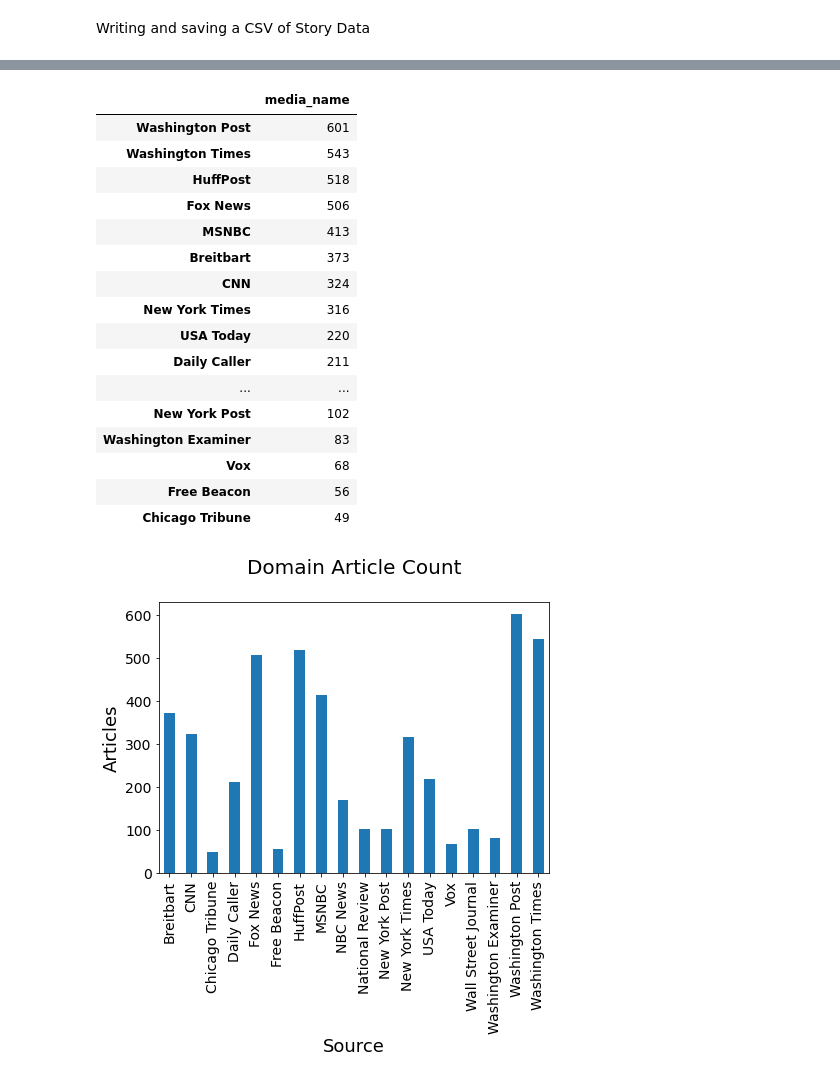
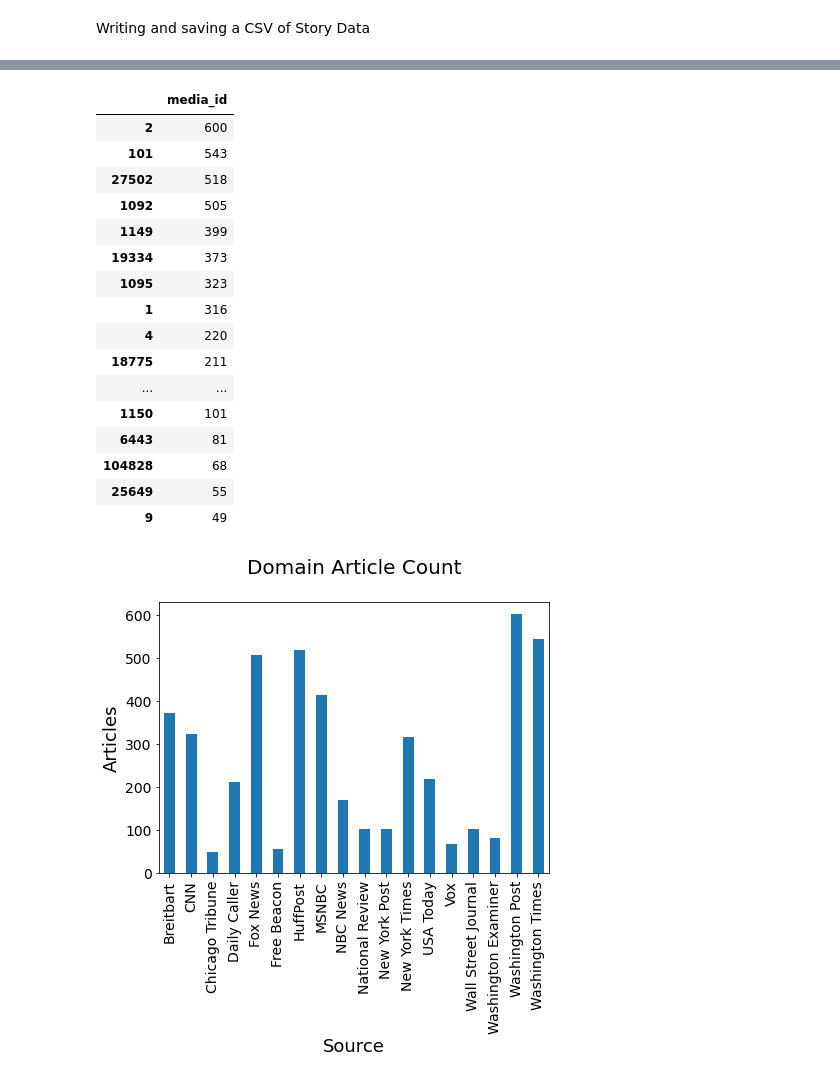
Before and after one commit to analoncur3/Voter-ID-US-News-Media, a Jupyter notebook: Data collection/Mediascore.ipynb, the cells around one changed output, grey strips where cells are left out. Saved outputs shown, nothing was run; the diff lists cells and outputs as text; code cells hidden in the pictures.

```diff
--- a/Data collection/Mediascore.ipynb
+++ b/Data collection/Mediascore.ipynb
@@ -191,26 +193,26 @@ corpus.head()
 | 3 | 320942194 | 2015-02-22 11:42:46 | Mary Bottari: Scott Walker Pushes... | http://www.huffingtonpost.com/mar... | en | False | NaN | 27502 | HuffPost | ... |
 | 4 | 321743370 | 2015-02-25 09:03:01 | Ted Strickland Announces He's Run... | http://www.huffingtonpost.com/201... | en | False | NaN | 27502 | HuffPost | ... |
 # %%
-domain = corpus['media_name'].value_counts()  #counting urls per news media source
+domain = corpus['media_id'].value_counts()  #counting urls per news media source
 pd.DataFrame(domain)
 # %% [output]
-|  | media_name |
-| Washington Post | 601 |
-| Washington Times | 543 |
-| HuffPost | 518 |
-| Fox News | 506 |
-| MSNBC | 413 |
-| Breitbart | 373 |
-| CNN | 324 |
-| New York Times | 316 |
-| USA Today | 220 |
-| Daily Caller | 211 |
+|  | media_id |
+| 2 | 600 |
+| 101 | 543 |
+| 27502 | 518 |
+| 1092 | 505 |
+| 1149 | 399 |
+| 19334 | 373 |
+| 1095 | 323 |
+| 1 | 316 |
+| 4 | 220 |
+| 18775 | 211 |
 | ... | ... |
-| New York Post | 102 |
-| Washington Examiner | 83 |
-| Vox | 68 |
-| Free Beacon | 56 |
-| Chicago Tribune | 49 |
+| 1150 | 101 |
+| 6443 | 81 |
+| 104828 | 68 |
+| 25649 | 55 |
+| 9 | 49 |
 # %%
 # Displaying number of urls retrieved per source
 ax = domain.sort_index().plot(kind='bar', fontsize=14, figsize=(7,5))
```
Also changed, not shown: parts of 15 cells of this notebook.
